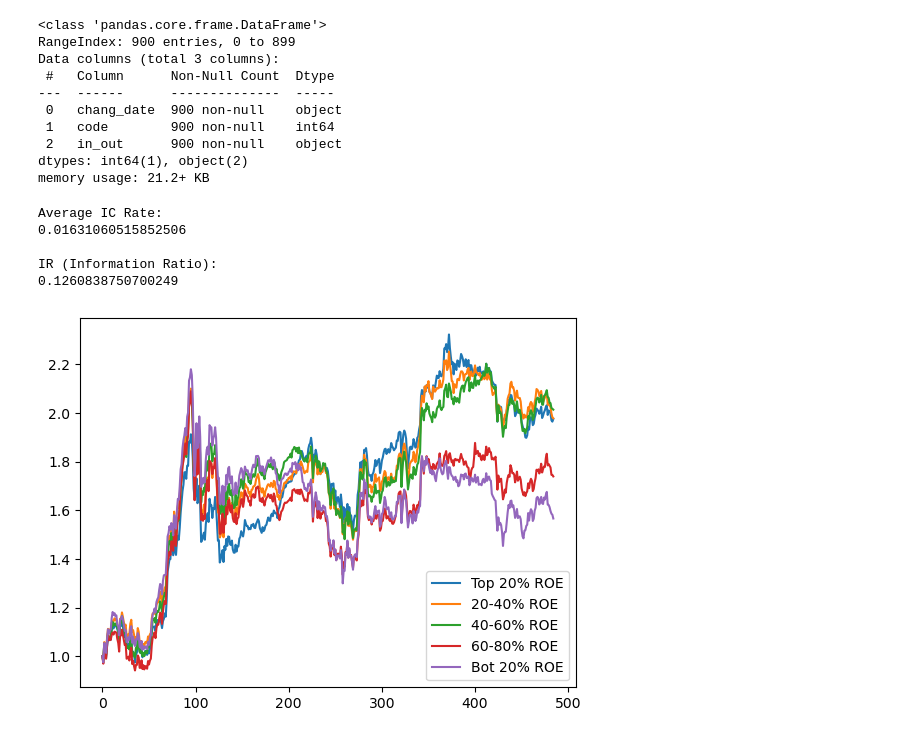
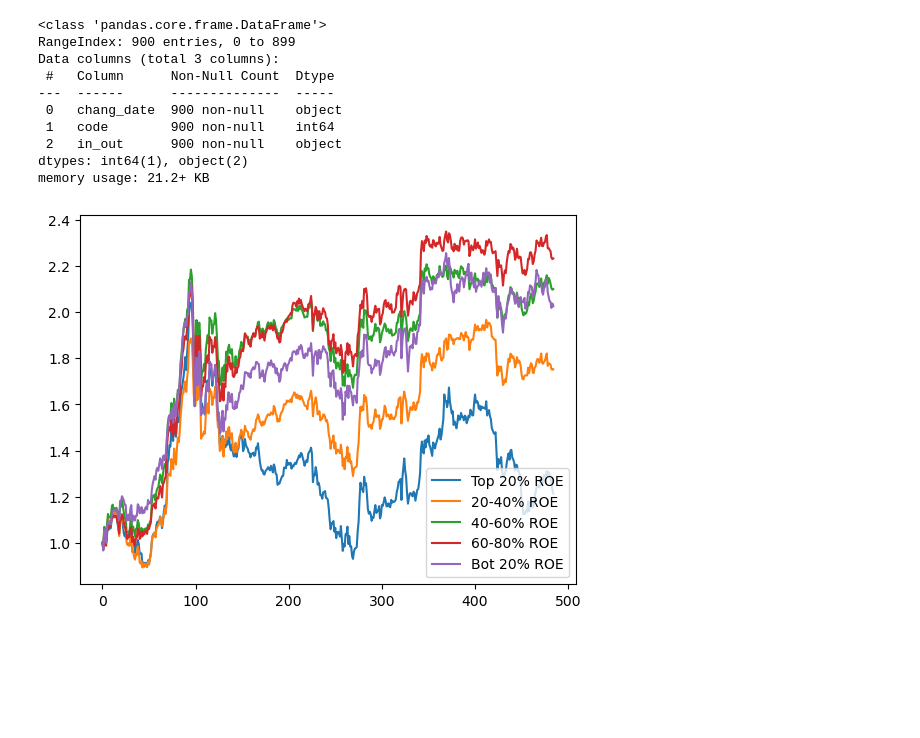
Before and after one commit to bangyuanzhu/Quant, a Jupyter notebook: feature_test.ipynb, the cells around one changed output. Cells and saved outputs as stored; diff of their text form; code cells hidden in the pictures; blank space fills up the shorter version.

```diff
--- a/feature_test.ipynb
+++ b/feature_test.ipynb
@@ -173,28 +173,26 @@ for filename in os.listdir(folder_path):
     volume = df['volume'].tolist()
 
     factor_list = []
-    return_list = []
+
 
     for i in range(5, len(date)-5):
 
         # tradestatus = 0 ==> stock suspended from trading
         # pbmrq = nan ==> finanicial report announced
-        if date[i] not in week or tradestatus[i] == 0 or tradestatus[i+5] == 0 or math.isnan(turn[i]):
+        if date[i] not in week or tradestatus[i] == 0 or tradestatus[i+5] == 0:
             i = i + 1
         else:
             pos = week.index(date[i])
-            factor = volume[i] * closed_price[i] / turn[i]
-            return_rate = closed_price[i+5] / closed_price[i] - 1
+            factor = closed_price[i] / closed_price[i-5] -1
+
             for _ in range(pos - len(factor_list)):
                 factor_list.append(-100)
-                return_list.append(-100)
 
             factor_list.append(factor)
-            return_list.append(return_rate)
+
 
     for _ in range(len(factor_list), 484):
         factor_list.append(-100)
-        return_list.append(-100)
+
 
     factor_matrix.append(factor_list)
-    return_matrix.append(return_list)
@@ -220,7 +247,7 @@ for j in range(len(factor_matrix[0])):
     return_list = []
     delete_elements = []
     for i in range(len(factor_matrix)):
-        if factor_matrix[i][j] != -100 and return_matrix[i][j] != -100:
+        if  return_matrix[i][j] != -100:
             factor_list.append(factor_matrix[i][j])
             return_list.append(return_matrix[i][j])
 
@@ -244,9 +271,3 @@ print('Average IC Rate:')
 print(average_ic)
 print('\nIR (Information Ratio):')
 print(ir)
-# %% [output]
-Average IC Rate:
-0.01631060515852506
-
-IR (Information Ratio):
-0.1260838750700249
@@ -312,6 +317,20 @@ def get_bottom_20_percent_indices(lst):
     bottom_20_percent = [value for value in sorted_lst][:count]
     bottom_indices = [indices_dict[value] for value in bottom_20_percent]
     return bottom_indices
+# %%
+for j in range(len(factor_matrix[0])):
+    factor_list = [sub_list[j] for sub_list in factor_matrix]
+    mean = np.mean([factor for factor in factor_list if factor != -100])
+    std = np.std([factor for factor in factor_list if factor != -100])
+    for i in range(len(factor_list)):
+        if factor_matrix[i][j] == -100:
+            factor_matrix[i][j] = 0
+        else:
+            if factor_matrix[i][j] - mean > 3 * std:
+                factor_matrix[i][j] = mean + 3 * std
+            if factor_matrix[i][j] - mean < - 3 * std:
+                factor_matrix[i][j] = mean - 3 * std
+            factor_matrix[i][j] = (factor_list[i] - mean) / std
 # %%
 total_return_1 = [1]
 total_return_2 = [1]
@@ -324,7 +343,7 @@ for j in range(len(factor_matrix[0])):
     return_list = []
     delete_elements = []
     for i in range(len(factor_matrix)):
-        if factor_matrix[i][j] != -100:
+        if return_matrix[i][j] != -100:
             factor_list.append(factor_matrix[i][j])
             return_list.append(return_matrix[i][j])
 
@@ -345,34 +364,34 @@ for j in range(len(factor_matrix[0])):
     today_return = total_return_3[-1]
     selected_stock = get_top_40_to_60_percent_indices(factor_list)
     for k in selected_stock:
         today_return = today_return + (return_list[k] / len(selected_stock))
     today_return = today_return - 0.0002
     total_return_3.append(today_return)
 
     today_return = total_return_4[-1]
     selected_stock = get_top_60_to_80_percent_indices(factor_list)
     for k in selected_stock:
         today_return = today_return + (return_list[k] / len(selected_stock))
     today_return = today_return - 0.0002
     total_return_4.append(today_return)
 
     today_return = total_return_5[-1]
     selected_stock = get_bottom_20_percent_indices(factor_list)
     for k in selected_stock:
         today_return = today_return + (return_list[k] / len(selected_stock))
     today_return = today_return - 0.0002
     total_return_5.append(today_return)
 
 
 plt.plot(total_return_1, label='Top 20% ROE')
 plt.plot(total_return_2, label='20-40% ROE')
 plt.plot(total_return_3, label='40-60% ROE')
 plt.plot(total_return_4, label='60-80% ROE')
 plt.plot(total_return_5, label='Bot 20% ROE')
 plt.legend()
 plt.show()
 # %% [output]
-[figure, old version]
+[figure, new version]
 # %%
 import matplotlib.pyplot as plt
 
```
Also changed, not shown: parts of 3 cells of this notebook, 1 other file.
